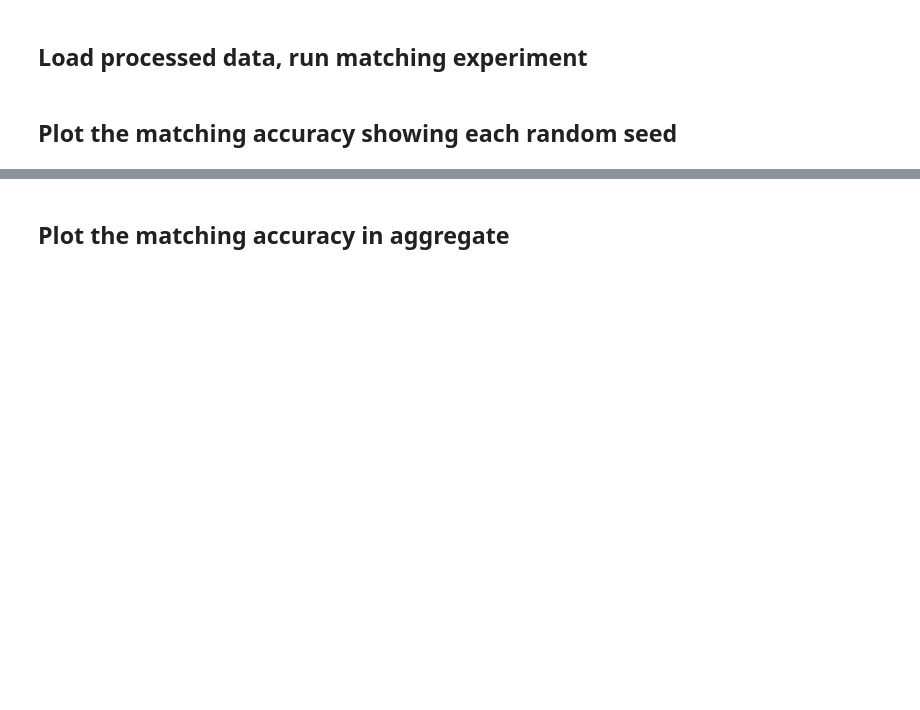
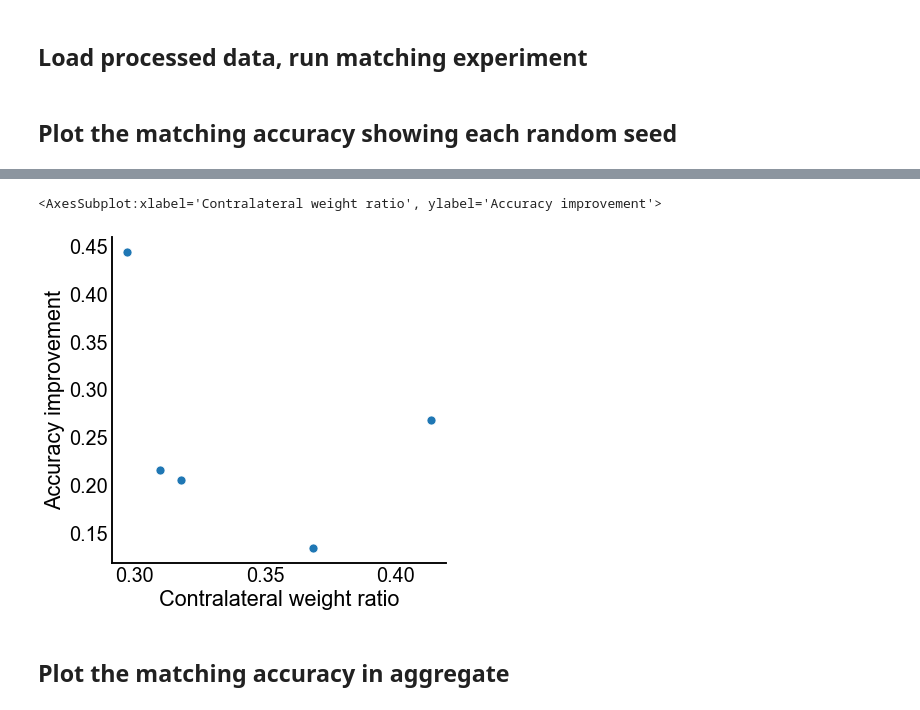
Before and after one commit to neurodata/bgm, a Jupyter notebook: docs/connectomes.ipynb, the cells around one changed output, grey strips where cells are left out. Saved outputs shown, nothing was run; the diff lists cells and outputs as text; code cells hidden in the pictures; blank space fills up the shorter version.

```diff
--- a/docs/connectomes.ipynb
+++ b/docs/connectomes.ipynb
@@ -211,3 +235,17 @@ for ax in axs.flat:
+# %%
+
+datas = [contra_weight_ratios, acc_changes]
+meta_results = pd.DataFrame(
+    datas, index=["Contralateral weight ratio", "Accuracy improvement"]
+).T
+meta_results
+fig, ax = plt.subplots(1, 1, figsize=(6, 6))
+sns.scatterplot(
+    data=meta_results, y="Accuracy improvement", x="Contralateral weight ratio", ax=ax
+)
+# %% [output]
+<AxesSubplot:xlabel='Contralateral weight ratio', ylabel='Accuracy improvement'>
+[figure, added]
 # %% [markdown]
 ## Plot the matching accuracy in aggregate
 # %%
```
Also changed, not shown: parts of 5 cells of this notebook, 6 other files.
